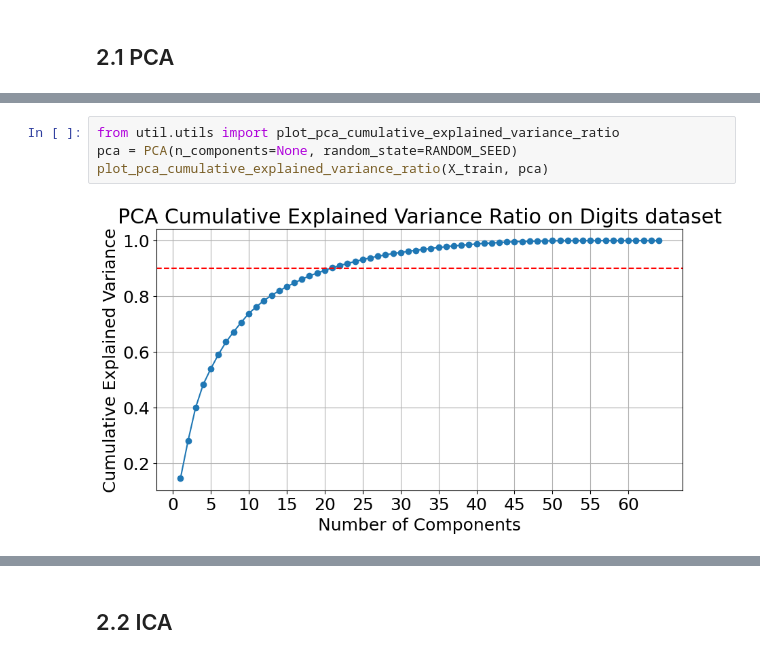
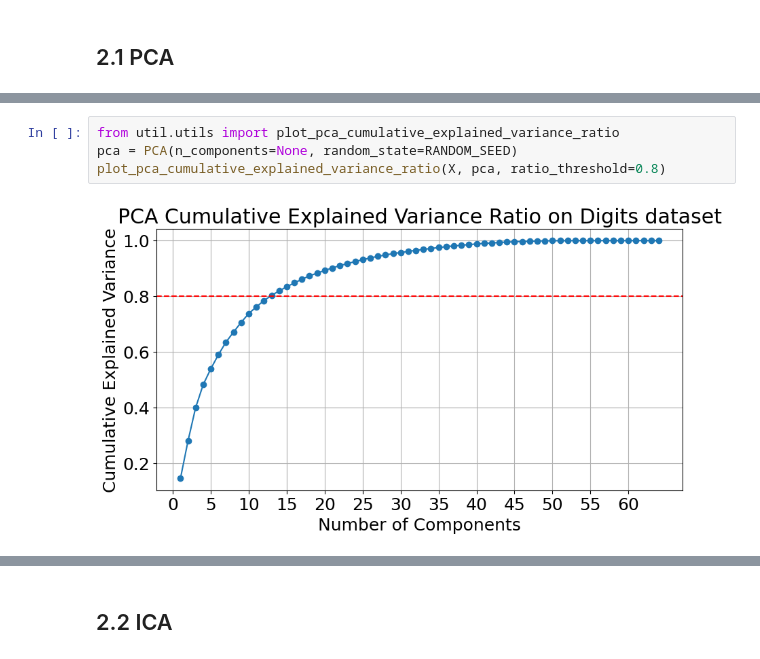
Before and after one commit to RomainFrog/CS7641-A3, a Jupyter notebook: digits_clustering.ipynb, the cells around one changed output, grey strips where cells are left out. Saved outputs shown, nothing was run; the diff lists cells and outputs as text.

```diff
--- a/digits_clustering.ipynb
+++ b/digits_clustering.ipynb
@@ -277,6 +277,6 @@ plot_pca_elbow(X_train, pca)
 # %%
 from util.utils import plot_pca_cumulative_explained_variance_ratio
 pca = PCA(n_components=None, random_state=RANDOM_SEED)
-plot_pca_cumulative_explained_variance_ratio(X_train, pca)
+plot_pca_cumulative_explained_variance_ratio(X, pca, ratio_threshold=0.8)
 # %% [output]
-[figure, old version]
+[figure, new version]
```
Also changed, not shown: parts of 13 cells of this notebook, 6 other files.
